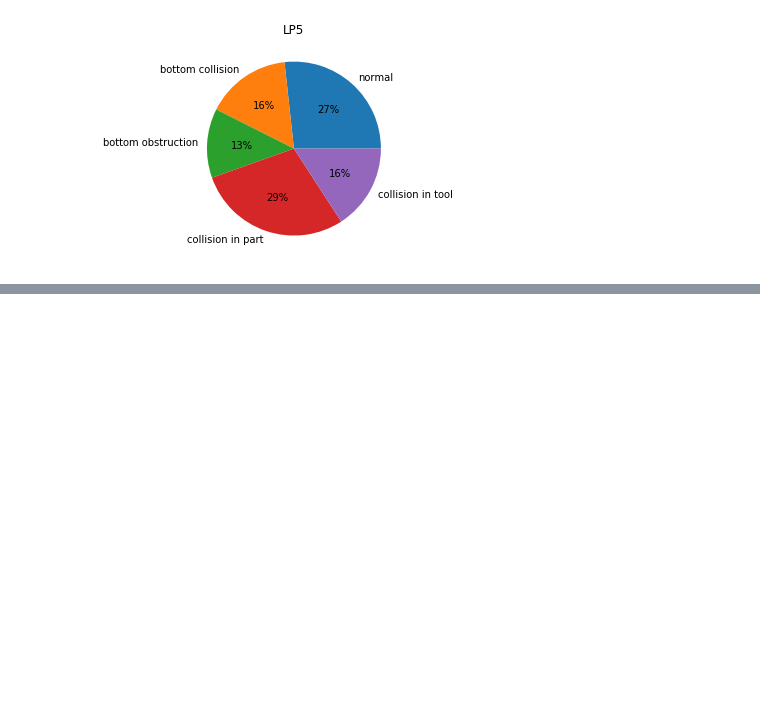
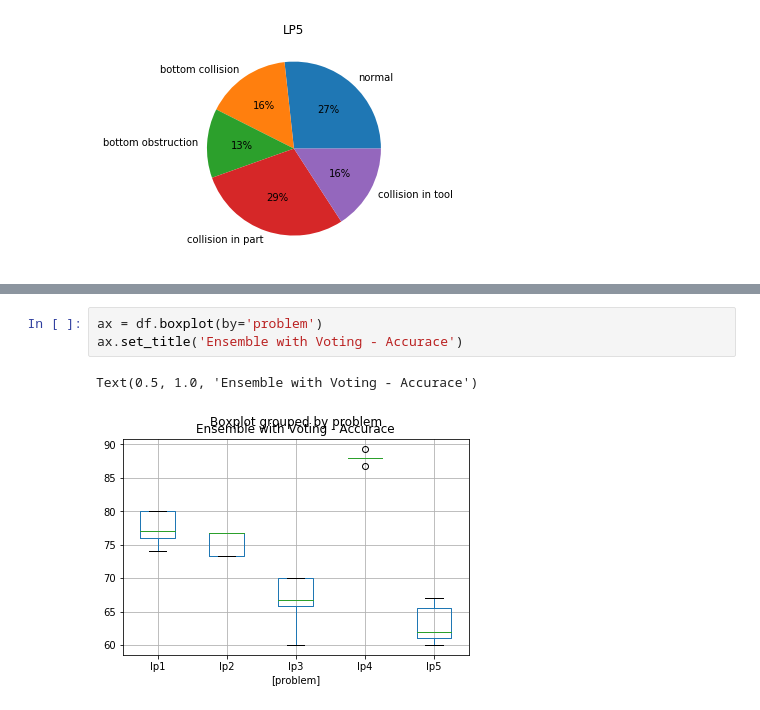
Before and after one commit to jamissonfreitas/MLSTM-FCN, a Jupyter notebook: datasets.ipynb, the cells around one changed output, grey strips where cells are left out. Saved outputs shown, nothing was run; the diff lists cells and outputs as text; blank space fills up the shorter version.

```diff
--- a/datasets.ipynb
+++ b/datasets.ipynb
@@ -89,0 +160,6 @@ Text(0.5, 1.0, 'LP5')
+# %%
+ax = df.boxplot(by='problem')
+ax.set_title('Ensemble with Voting - Accurace')
+# %% [output]
+Text(0.5, 1.0, 'Ensemble with Voting - Accurace')
+[figure, added]
```
Also changed, not shown: parts of 3 cells of this notebook.
